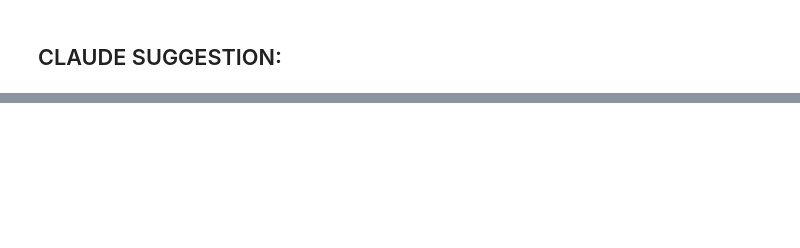
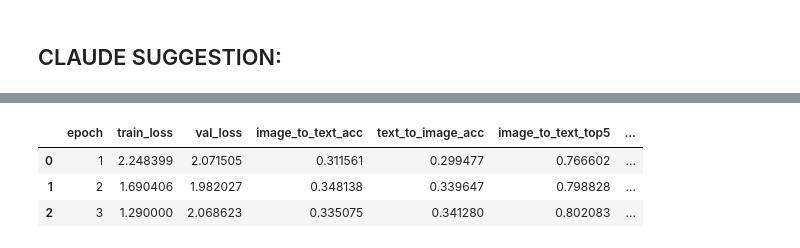
Before and after one commit to Raihan2511/MedXpert, a Jupyter notebook: notebooks/02_clip_fine_tuning.ipynb, the cells around one changed output, grey strips where cells are left out. Saved outputs shown, nothing was run; the diff lists cells and outputs as text; code cells hidden in the pictures; blank space fills up the shorter version.

```diff
--- a/notebooks/02_clip_fine_tuning.ipynb
+++ b/notebooks/02_clip_fine_tuning.ipynb
@@ -212,0 +486,41 @@ for epoch in range(EPOCHS):
+# %%
+import pandas as pd
+
+# Initialize DataFrame to store metrics
+metrics_df = pd.DataFrame(columns=[
+    "epoch", "train_loss", "val_loss", "image_to_text_acc", "text_to_image_acc",
+    "image_to_text_top5", "text_to_image_top5", "train_time", "val_time"
+])
+
+EPOCHS = 3
+import torch
+
+best_acc = 0.0  # Initialize best metric
+best_model_path = "best_clip_model.pt"
+
+for epoch in range(EPOCHS):
+    print(f"\n🚀 Epoch {epoch+1}/{EPOCHS}")
+
+    avg_train_loss, train_time = do_train(model, train_loader, optimizer, epoch, device="cuda")
+    eval_results = do_eval(model, val_loader, device="cuda")
+
+    current_acc = eval_results["image_to_text_acc"]
+
+    # Save best model
+    if current_acc > best_acc:
+        best_acc = current_acc
+        torch.save(model.state_dict(), best_model_path)
+        print(f"💾 Saved new best model at epoch {epoch+1} with I→T Acc: {current_acc*100:.2f}%")
+
+    # Append metrics
+    metrics_df.loc[len(metrics_df)] = {
+        "epoch": epoch + 1,
+        "train_loss": avg_train_loss,
+        "val_loss": eval_results["avg_val_loss"],
+        "image_to_text_acc": current_acc,
+        "text_to_image_acc": eval_results["text_to_image_acc"],
+        "image_to_text_top5": eval_results["image_to_text_top5"],
+        "text_to_image_top5": eval_results["text_to_image_top5"],
+        "train_time": train_time,
+        "val_time": eval_results["val_time"]
+    }
@@ -212,0 +541,7 @@ for epoch in range(EPOCHS):
+# %%
+metrics_df
+# %% [output]
+|  | epoch | train_loss | val_loss | image_to_text_acc | text_to_image_acc | image_to_text_top5 | ... |
+| 0 | 1 | 2.248399 | 2.071505 | 0.311561 | 0.299477 | 0.766602 | ... |
+| 1 | 2 | 1.690406 | 1.982027 | 0.348138 | 0.339647 | 0.798828 | ... |
+| 2 | 3 | 1.290000 | 2.068623 | 0.335075 | 0.341280 | 0.802083 | ... |
```
Also changed, not shown: parts of 37 cells of this notebook.
